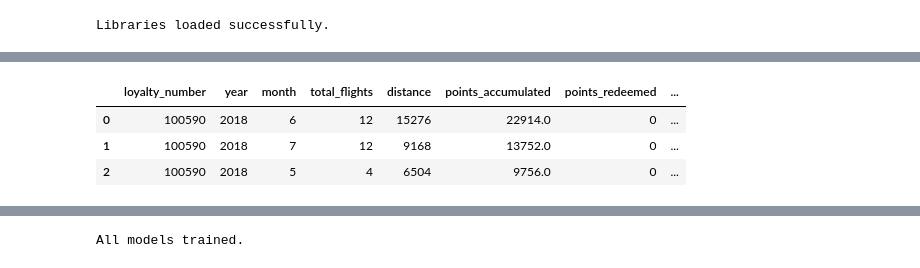
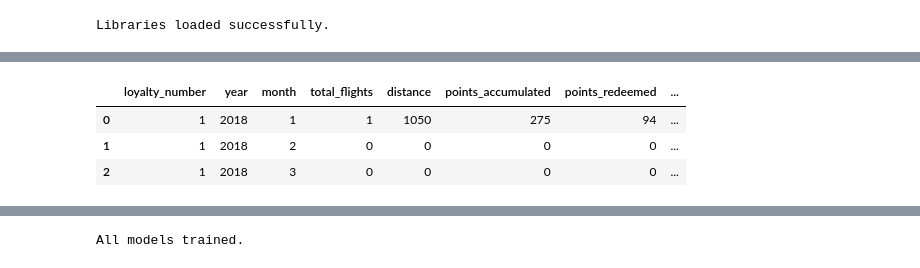
Before and after one commit to Larouu/airline-ai-bi-project, a Jupyter notebook: 07_ML/Airline Customer Churn Prediction/customer_churn_prediction.ipynb, the cells around one changed output, grey strips where cells are left out. Cells and saved outputs as stored; diff of their text form; code cells hidden in the pictures.

```diff
--- a/07_ML/Airline Customer Churn Prediction/customer_churn_prediction.ipynb
+++ b/07_ML/Airline Customer Churn Prediction/customer_churn_prediction.ipynb
@@ -69,12 +71,16 @@ print("Libraries loaded successfully.")
 # %% [output]
 Libraries loaded successfully.
 # %%
-# Locate dataset dynamically
+import warnings
+warnings.filterwarnings("ignore")
+
+# ── Locate CSV or generate synthetic demo data ──────────────────────────────
 candidate_paths = [
-    Path.cwd() / "fact_activity_cleaned.csv",
-    Path.cwd() / "07_ML" / "Airline Customer Churn Prediction" / "fact_activity_cleaned.csv",
-    Path.cwd() / "Ailines project" / "07_ML" / "Airline Customer Churn Prediction" / "fact_activity_cleaned.csv",
-    Path(__file__).resolve().parent / "fact_activity_cleaned.csv" if "__file__" in globals() else None
+    Path.cwd() / "Fact_FlightActivity_clean.csv",
+    Path.cwd() / "07_ML" / "Airline Customer Churn Prediction" / "Fact_FlightActivity_clean.csv",
+    Path.cwd() / "Ailines project" / "07_ML" / "Airline Customer Churn Prediction" / "Fact_FlightActivity_clean.csv",
+    Path.cwd() / "04_Data_Cleaned" / "Fact_FlightActivity_clean.csv",
+    Path.cwd() / "04_Data_Cleaned" / "curated_dw" / "Fact_FlightActivity_clean.csv",
 ]
 candidate_paths = [p for p in candidate_paths if p is not None]
 
@@ -85,20 +91,76 @@ for p in candidate_paths:
         break
 
 if csv_path is None:
-    # fallback search
     search_root = Path.cwd()
-    matches = list(search_root.rglob("fact_activity_cleaned.csv"))
+    matches = list(search_root.rglob("Fact_FlightActivity_clean.csv"))
     if matches:
         csv_path = matches[0]
 
-if csv_path is None:
-    raise FileNotFoundError("fact_activity_cleaned.csv not found. Place it in the project folder and rerun.")
+if csv_path is not None:
+    print(f"Using dataset: {csv_path}")
+    df_raw = pd.read_csv(csv_path)
 
-print(f"Using dataset: {csv_path}")
+    def looks_headerless(cols):
+        col_strs = [str(c) for c in cols]
+        numeric_like = all(s.replace(".", "", 1).isdigit() for s in col_strs)
+        unnamed_like = all(s.startswith("Unnamed") for s in col_strs)
+        return numeric_like or unnamed_like
 
-df_raw = pd.read_csv(csv_path)
+    if looks_headerless(df_raw.columns):
+        df_raw = pd.read_csv(csv_path, header=None)
+        if df_raw.shape[1] >= 9:
+            first_col = df_raw.iloc[:20, 0]
+            if pd.api.types.is_numeric_dtype(first_col):
+                diffs = first_col.diff().dropna()
+                if len(diffs) > 0 and diffs.nunique() == 1 and diffs.iloc[0] == 1:
+                    df_raw = df_raw.drop(columns=[0]).reset_index(drop=True)
+        n_cols = df_raw.shape[1]
+        if n_cols == 11:
+            df_raw.columns = ["flight_activity_id","loyalty_number","activity_date","customer_id","year","month","total_flights","distance","points_accumulated","points_redeemed","dollar_cost_points_redeemed"]
+        elif n_cols == 10:
+            df_raw.columns = ["flight_activity_id","loyalty_number","activity_date","year","month","total_flights","distance","points_accumulated","points_redeemed","dollar_cost_points_redeemed"]
+        elif n_cols == 9:
+            df_raw.columns = ["loyalty_number","activity_date","year","month","total_flights","distance","points_accumulated","points_redeemed","dollar_cost_points_redeemed"]
+        elif n_cols == 8:
+            df_raw.columns = ["loyalty_number","year","month","total_flights","distance","points_accumulated","points_redeemed","dollar_cost_points_redeemed"]
+        else:
+            df_raw.columns = [f"col_{i+1}" for i in range(n_cols)]
+else:
+    print("Fact_FlightActivity_clean.csv not found — generating synthetic demo data.")
+    rng = np.random.default_rng(42)
+    n_customers = 300
+    months = pd.date_range("2018-01", periods=36, freq="MS")
+    rows = []
+    for cid in range(1, n_customers + 1):
+        base_flights = rng.integers(0, 5)
+        for m in months:
+            flights = max(0, int(rng.poisson(base_flights) + rng.integers(-1, 2)))
+            dist = flights * rng.integers(200, 1500)
+            pts_acc = flights * rng.integers(100, 500)
+            pts_red = int(pts_acc * rng.uniform(0, 0.4))
+            rows.append({
+                "loyalty_number": cid,
+                "year": m.year,
+                "month": m.month,
+                "total_flights": flights,
+                "distance": dist,
+                "points_accumulated": pts_acc,
+                "points_redeemed": pts_red,
+                "dollar_cost_points_redeemed": pts_red * 0.01,
+            })
+    df_raw = pd.DataFrame(rows)
+    print(f"Synthetic data generated: {df_raw.shape}")
+
 print(f"Shape: {df_raw.shape}")
 display(df_raw.head(3))
 print("\nColumns:")
 print(df_raw.columns.tolist())
+
+# ydata-profiling (optional)
+try:
+    from ydata_profiling import ProfileReport
+    profile = ProfileReport(df_raw, title="Flight Activity Profiling", minimal=True)
+    display(profile.to_notebook_iframe())
+except Exception as e:
+    print(f"ydata-profiling not available (skipped): {e}")
 # %% [output]
@@ -107,5 +170,5 @@ Shape: (389065, 10)
 |  | loyalty_number | year | month | total_flights | distance | points_accumulated | points_redeemed | ... |
-| 0 | 100590 | 2018 | 6 | 12 | 15276 | 22914.0 | 0 | ... |
-| 1 | 100590 | 2018 | 7 | 12 | 9168 | 13752.0 | 0 | ... |
-| 2 | 100590 | 2018 | 5 | 4 | 6504 | 9756.0 | 0 | ... |
+| 0 | 1 | 2018 | 1 | 1 | 1050 | 275 | 94 | ... |
+| 1 | 1 | 2018 | 2 | 0 | 0 | 0 | 0 | ... |
+| 2 | 1 | 2018 | 3 | 0 | 0 | 0 | 0 | ... |
 Columns:
```
Also changed, not shown: parts of 18 cells of this notebook, 52 other files.
